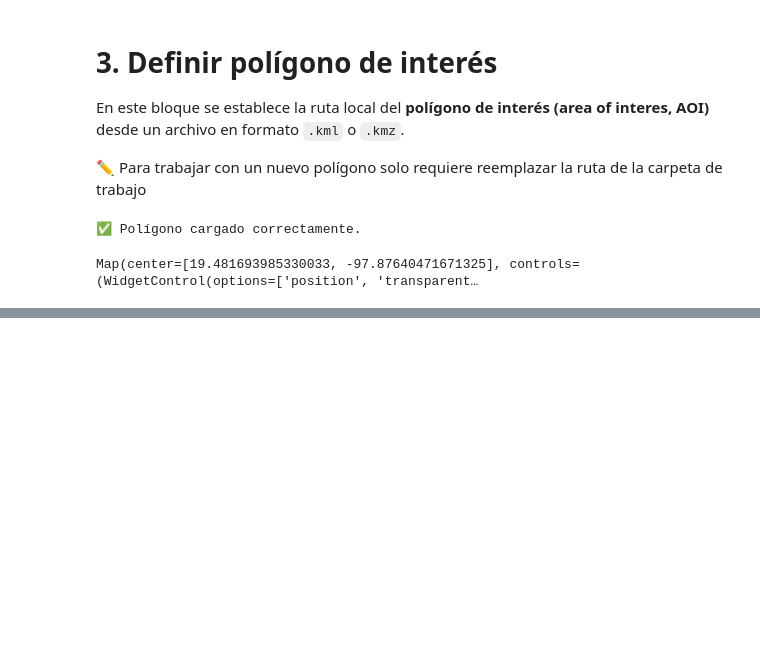
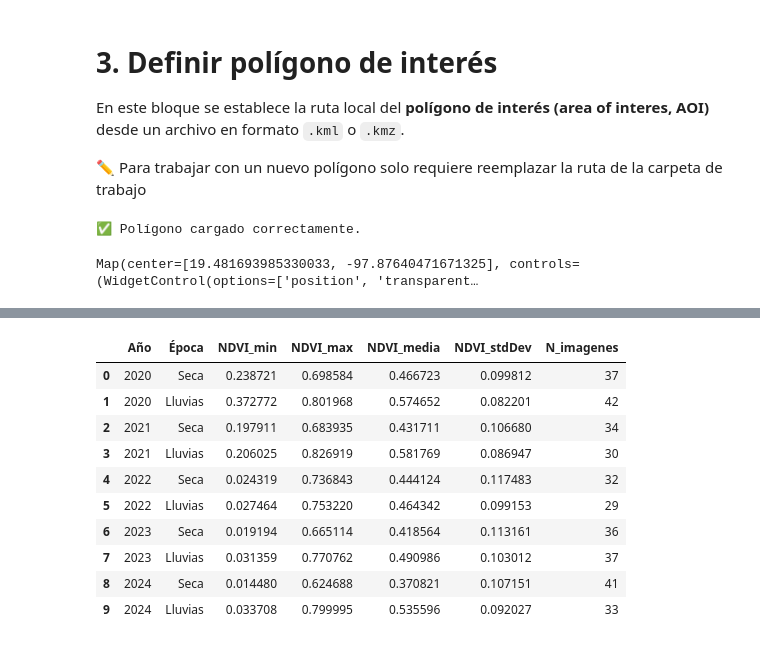
Before and after one commit to Zairpv/Deforestacion_P, a Jupyter notebook: Analisis de vegetación.ipynb, the cells around one changed output, grey strips where cells are left out. Saved outputs shown, nothing was run; the diff lists cells and outputs as text; code cells hidden in the pictures; blank space fills up the shorter version.

```diff
--- a/Analisis de vegetación.ipynb
+++ b/Analisis de vegetación.ipynb
@@ -101,0 +529,61 @@ def addNDVI(image):
+# %%
+# Estadísticas NDVI por época y gráfica de validación
+
+# Lista para guardar estadísticas
+stats_epocas = []
+
+# Iterar sobre los años
+for año in años:
+    for epoca, (mes_ini, mes_fin, nubosidad) in {
+        "Seca": (1, 5, 15),         # Temporada seca: enero-mayo, nubosidad estricta
+        "Lluvias": (6, 11, 30)      # Temporada lluvias: junio-noviembre, nubosidad permisiva
+    }.items():
+        # Filtrar colección para la época y aplicar máscara
+        coleccion_epoca = (ee.ImageCollection('COPERNICUS/S2_SR_HARMONIZED')
+                           .filterBounds(aoi)
+                           .filterDate(f"{año}-{mes_ini:02d}-01", f"{año}-{mes_fin:02d}-28")
+                           .filter(ee.Filter.lt('CLOUDY_PIXEL_PERCENTAGE', nubosidad))
+                           .map(maskS2clouds_coastal)
+                           .map(addNDVI))
+
+        # Crear mosaico NDVI para la época
+        ndvi_mosaico = coleccion_epoca.select('NDVI').median().clip(aoi)
+
+        # Reducir a estadísticas
+        stats = ndvi_mosaico.reduceRegion(
+            reducer=ee.Reducer.minMax()
+                          .combine(reducer2=ee.Reducer.mean(), sharedInputs=True)
+                          .combine(reducer2=ee.Reducer.stdDev(), sharedInputs=True),
+            geometry=aoi,
+            scale=10,
+            maxPixels=1e9
+        ).getInfo()
+
+        # Guardar resultados
+        stats_epocas.append({
+            "Año": año,
+            "Época": epoca,
+            "NDVI_min": stats.get("NDVI_min", None),
+            "NDVI_max": stats.get("NDVI_max", None),
+            "NDVI_media": stats.get("NDVI_mean", None),
+            "NDVI_stdDev": stats.get("NDVI_stdDev", None),
+            "N_imagenes": coleccion_epoca.size().getInfo()
+        })
+
+# Convertir a DataFrame
+df_epocas = pd.DataFrame(stats_epocas)
+
+# Mostrar tabla
+display(df_epocas)
+# %% [output]
+|  | Año | Época | NDVI_min | NDVI_max | NDVI_media | NDVI_stdDev | N_imagenes |
+| 0 | 2020 | Seca | 0.238721 | 0.698584 | 0.466723 | 0.099812 | 37 |
+| 1 | 2020 | Lluvias | 0.372772 | 0.801968 | 0.574652 | 0.082201 | 42 |
+| 2 | 2021 | Seca | 0.197911 | 0.683935 | 0.431711 | 0.106680 | 34 |
+| 3 | 2021 | Lluvias | 0.206025 | 0.826919 | 0.581769 | 0.086947 | 30 |
+| 4 | 2022 | Seca | 0.024319 | 0.736843 | 0.444124 | 0.117483 | 32 |
+| 5 | 2022 | Lluvias | 0.027464 | 0.753220 | 0.464342 | 0.099153 | 29 |
+| 6 | 2023 | Seca | 0.019194 | 0.665114 | 0.418564 | 0.113161 | 36 |
+| 7 | 2023 | Lluvias | 0.031359 | 0.770762 | 0.490986 | 0.103012 | 37 |
+| 8 | 2024 | Seca | 0.014480 | 0.624688 | 0.370821 | 0.107151 | 41 |
+| 9 | 2024 | Lluvias | 0.033708 | 0.799995 | 0.535596 | 0.092027 | 33 |
```
Also changed, not shown: parts of 20 cells of this notebook.
